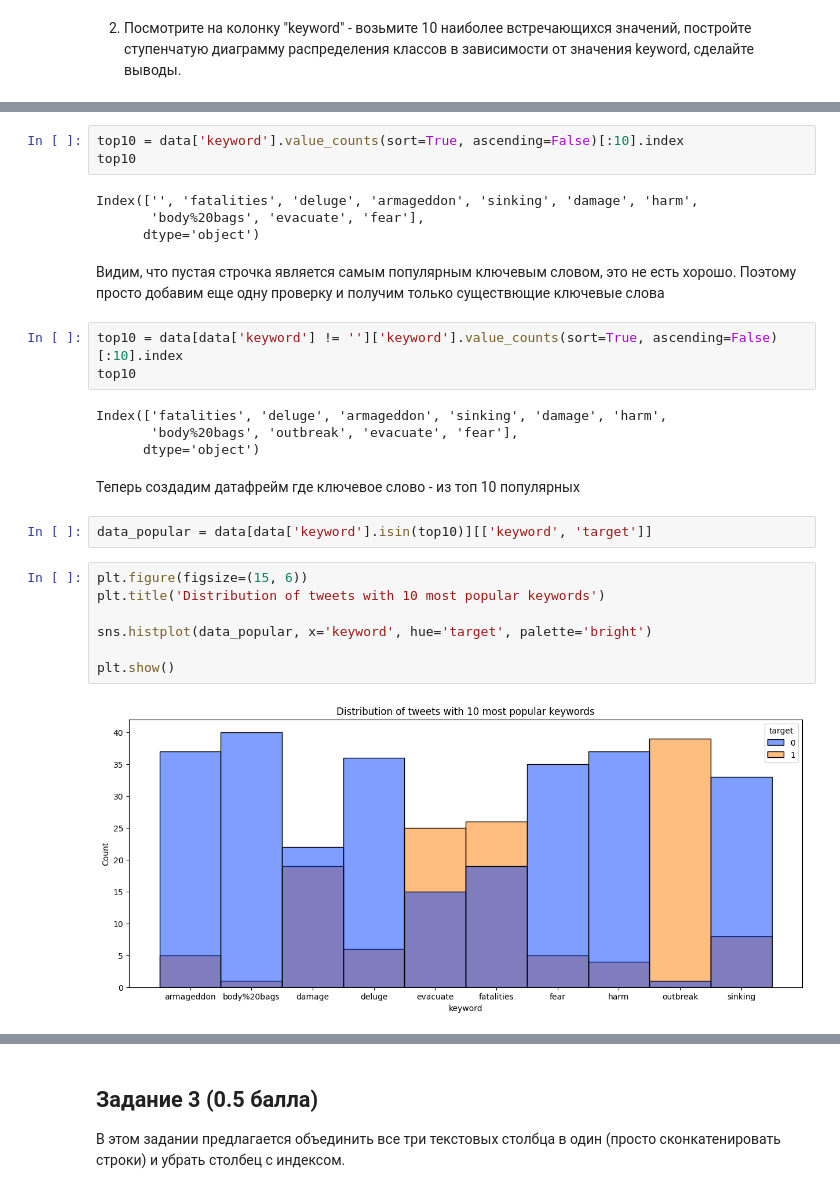
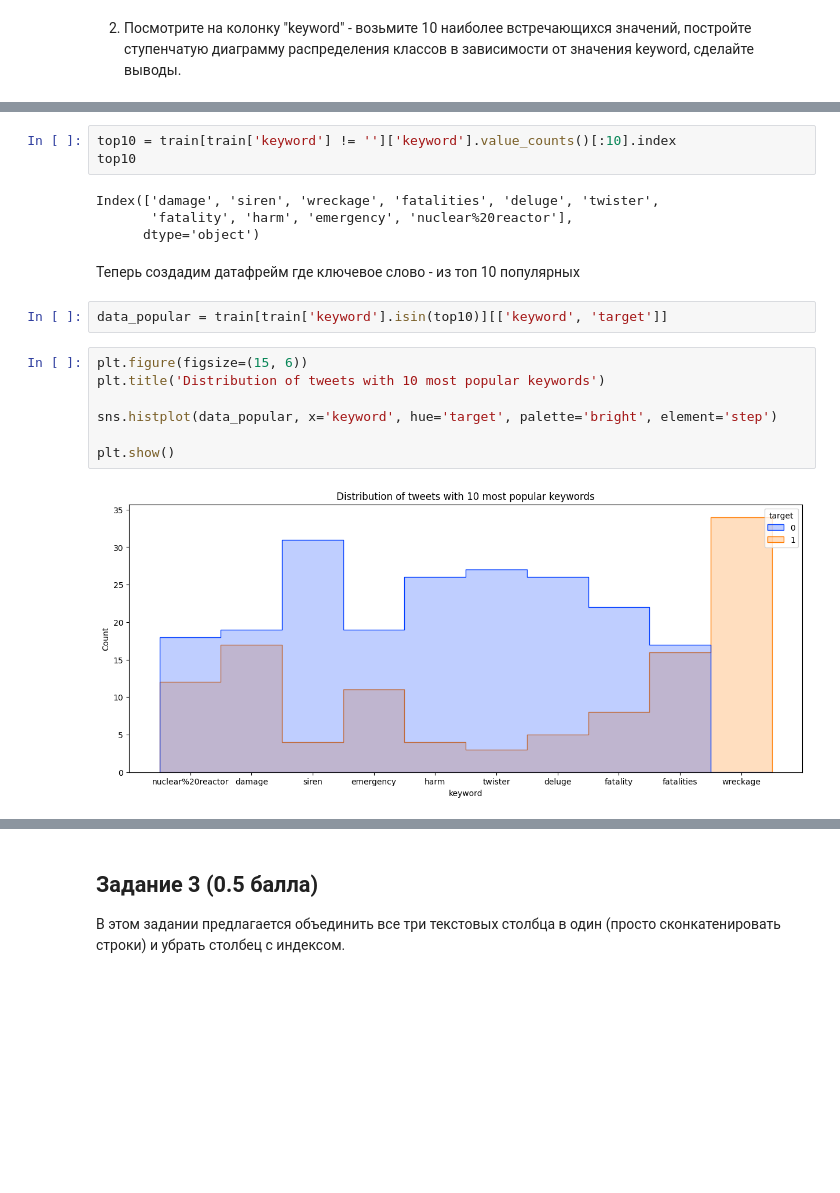
Before and after one commit to vctriusss/iad-ds-homeworks, a Jupyter notebook: hw06_texts.ipynb, the cells around one changed output, grey strips where cells are left out. Cells and saved outputs as stored; diff of their text form; blank space fills up the shorter version.

```diff
--- a/hw06_texts.ipynb
+++ b/hw06_texts.ipynb
@@ -89,32 +93,23 @@ plt.show()
 # %%
-top10 = data['keyword'].value_counts(sort=True, ascending=False)[:10].index
+top10 = train[train['keyword'] != '']['keyword'].value_counts()[:10].index
 top10
 # %% [output]
-Index(['', 'fatalities', 'deluge', 'armageddon', 'sinking', 'damage', 'harm',
-       'body%20bags', 'evacuate', 'fear'],
+Index(['damage', 'siren', 'wreckage', 'fatalities', 'deluge', 'twister',
+       'fatality', 'harm', 'emergency', 'nuclear%20reactor'],
       dtype='object')
-# %% [markdown]
-Видим, что пустая строчка является самым популярным ключевым словом, это не есть хорошо. Поэтому просто добавим еще одну проверку и получим только существющие ключевые слова
-# %%
-top10 = data[data['keyword'] != '']['keyword'].value_counts(sort=True, ascending=False)[:10].index
-top10
-# %% [output]
-Index(['fatalities', 'deluge', 'armageddon', 'sinking', 'damage', 'harm',
-       'body%20bags', 'outbreak', 'evacuate', 'fear'],
-      dtype='object')
 # %% [markdown]
 Теперь создадим датафрейм где ключевое слово - из топ 10 популярных
 # %%
-data_popular = data[data['keyword'].isin(top10)][['keyword', 'target']]
+data_popular = train[train['keyword'].isin(top10)][['keyword', 'target']]
 # %%
 plt.figure(figsize=(15, 6))
 plt.title('Distribution of tweets with 10 most popular keywords')
 
-sns.histplot(data_popular, x='keyword', hue='target', palette='bright')
+sns.histplot(data_popular, x='keyword', hue='target', palette='bright', element='step')
 
 plt.show()
 # %% [output]
-[figure, old version]
+[figure, new version]
 # %% [markdown]
 **Выводы**:
 
```
Also changed, not shown: parts of 3 cells of this notebook.
